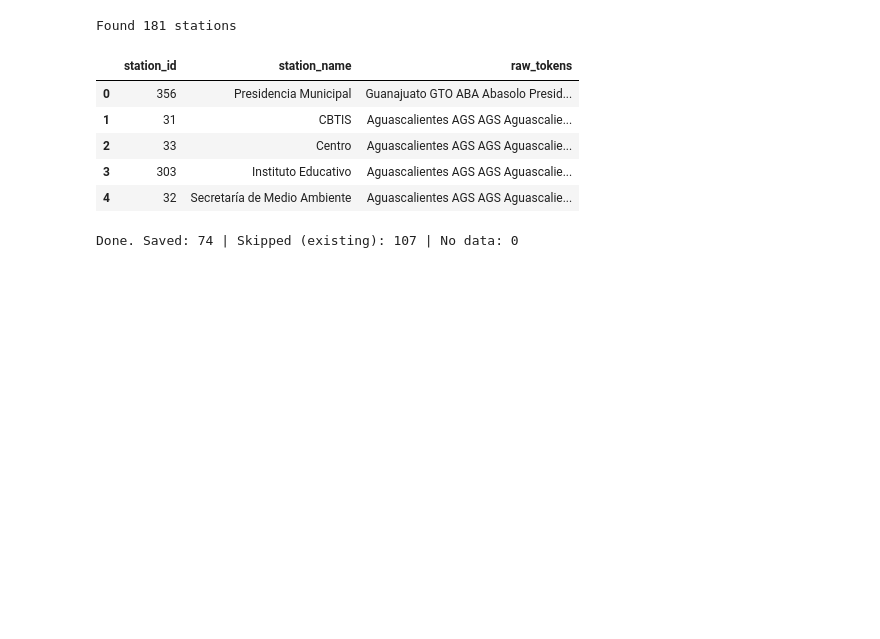
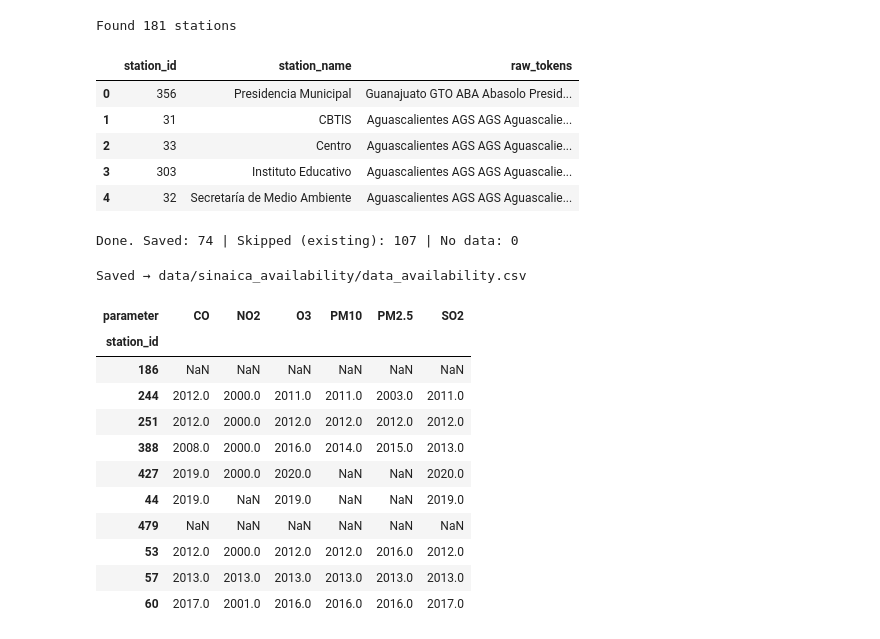
Before and after one commit to Rishi-Bharadwaj/Air-Pollution-Time-Series, a Jupyter notebook: sinaica_trial.ipynb, the cells around one changed output. Cells and saved outputs as stored; diff of their text form; code cells hidden in the pictures; blank space fills up the shorter version.

```diff
--- a/sinaica_trial.ipynb
+++ b/sinaica_trial.ipynb
@@ -169,3 +169,66 @@ with ThreadPoolExecutor(max_workers=MAX_WORKERS) as executor:
 print(f"\nDone. Saved: {saved} | Skipped (existing): {skipped} | No data: {empty}")
 # %% [output]
 Done. Saved: 74 | Skipped (existing): 107 | No data: 0
+# %%
+
+# ── Probe earliest year with data per param (10 random stations) ──────────────
+AVAIL_DIR   = "data/sinaica_availability/"
+PROBE_START = 2000
+PROBE_END   = 2022
+
+os.makedirs(AVAIL_DIR, exist_ok=True)
+
+sample_stations = df_stations.sample(10, random_state=42)
+
+
+def probe_station_param(station_id, param):
+    """Return (station_id, param, first_year) or first_year=None if no data found."""
+    session = requests.Session()
+    for year in range(PROBE_START, PROBE_END + 1):
+        try:
+            df = get_year(session, station_id, param, year)
+            if not df.empty:
+                return station_id, param, year
+        except Exception:
+            pass
+        sleep(0.2)
+    return station_id, param, None
+
+
+combos = [
+    (row["station_id"], param)
+    for _, row in sample_stations.iterrows()
+    for param in PARAMS
+]
+
+probe_results = []
+with ThreadPoolExecutor(max_workers=MAX_WORKERS) as executor:
+    futures = {executor.submit(probe_station_param, sid, param): (sid, param) for sid, param in combos}
+    for future in tqdm(as_completed(futures), total=len(futures), desc="Probing availability"):
+        try:
+            sid, param, first_year = future.result()
+            probe_results.append({"station_id": sid, "parameter": param, "first_year": first_year})
+        except Exception as e:
+            sid, param = futures[future]
+            print(f"Error {sid}/{param}: {e}")
+
+df_avail = pd.DataFrame(probe_results)
+avail_path = os.path.join(AVAIL_DIR, "data_availability.csv")
+df_avail.to_csv(avail_path, index=False)
+print(f"Saved → {avail_path}")
+
+df_avail.pivot(index="station_id", columns="parameter", values="first_year")
+# %% [output]
+Saved → data/sinaica_availability/data_availability.csv
+| parameter | CO | NO2 | O3 | PM10 | PM2.5 | SO2 |
+| station_id |  |  |  |  |  |  |
+| 186 | NaN | NaN | NaN | NaN | NaN | NaN |
+| 244 | 2012.0 | 2000.0 | 2011.0 | 2011.0 | 2003.0 | 2011.0 |
+| 251 | 2012.0 | 2000.0 | 2012.0 | 2012.0 | 2012.0 | 2012.0 |
+| 388 | 2008.0 | 2000.0 | 2016.0 | 2014.0 | 2015.0 | 2013.0 |
+| 427 | 2019.0 | 2000.0 | 2020.0 | NaN | NaN | 2020.0 |
+| 44 | 2019.0 | NaN | 2019.0 | NaN | NaN | 2019.0 |
+| 479 | NaN | NaN | NaN | NaN | NaN | NaN |
+| 53 | 2012.0 | 2000.0 | 2012.0 | 2012.0 | 2016.0 | 2012.0 |
+| 57 | 2013.0 | 2013.0 | 2013.0 | 2013.0 | 2013.0 | 2013.0 |
+| 60 | 2017.0 | 2001.0 | 2016.0 | 2016.0 | 2016.0 | 2017.0 |
```
Also changed, not shown: parts of 1 cell of this notebook, 11 other files.
